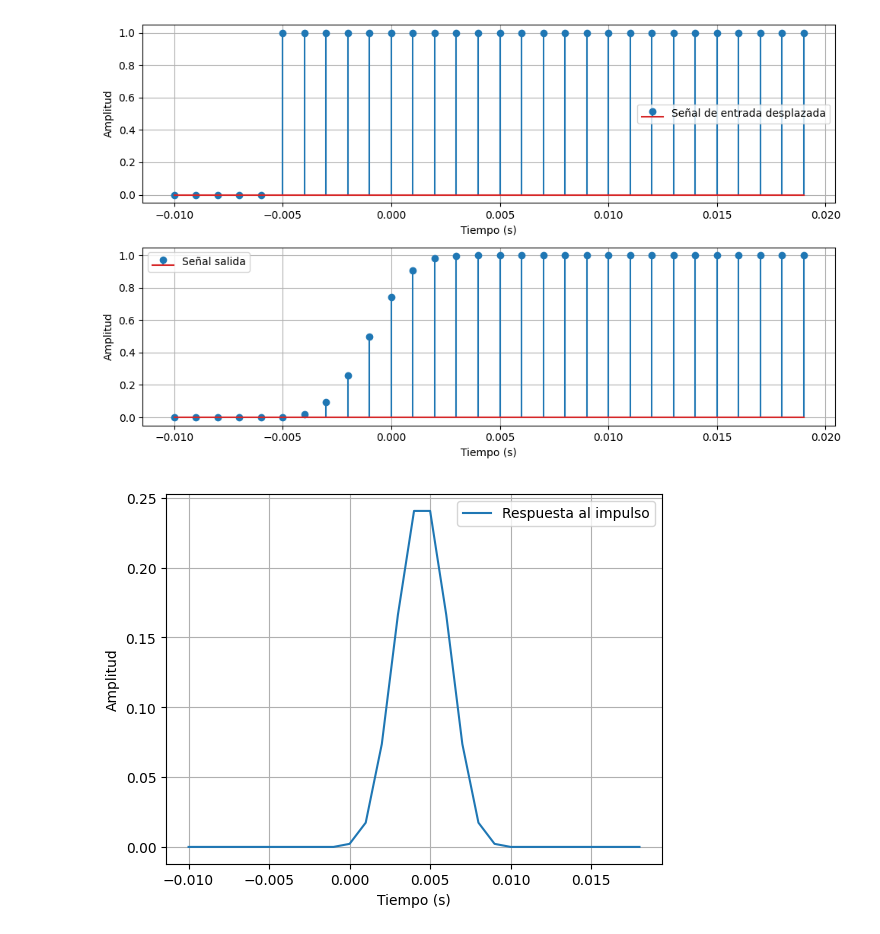
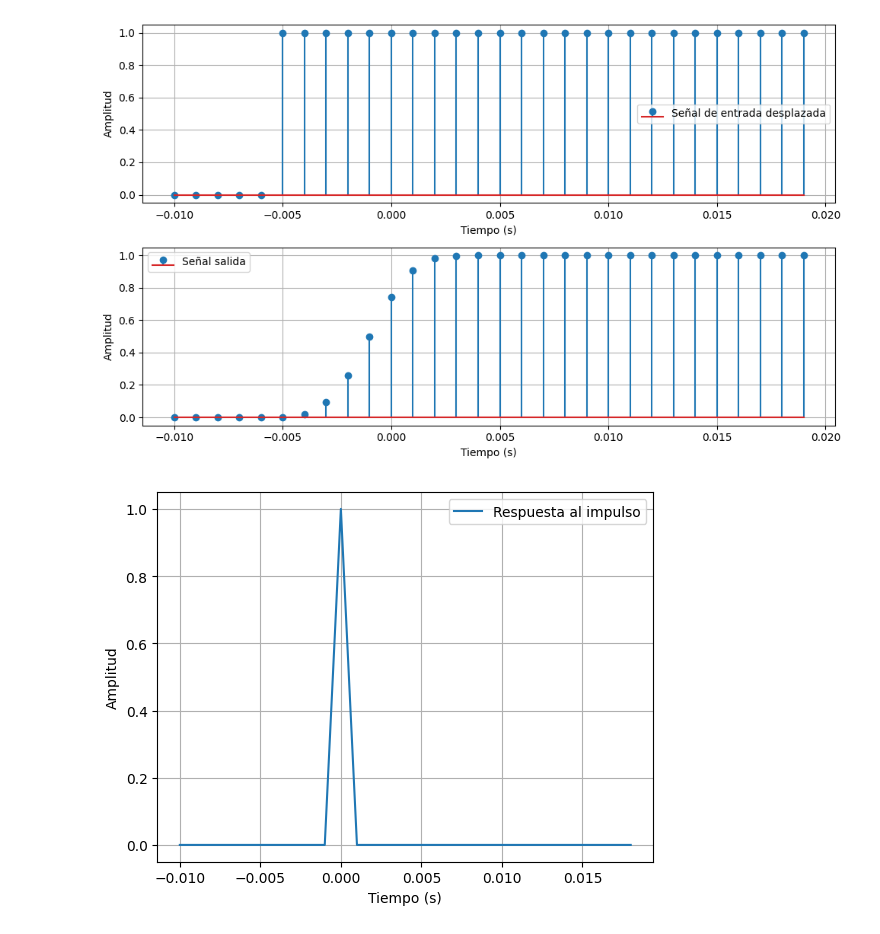
Before and after one commit to Saritah22/se-alessysistemas, a Jupyter notebook: parcial_1.ipynb, the cells around one changed output. Saved outputs shown, nothing was run; the diff lists cells and outputs as text; code cells hidden in the pictures.

```diff
--- a/parcial_1.ipynb
+++ b/parcial_1.ipynb
@@ -190,13 +192,13 @@ my_system = system_.My_System()
 my_system.create_()
 fs = my_system.fs #frecuencia de muestreo
 t = np.arange(-0.01, 0.02, 1/fs)  # Tiempo
-signal_u = np.heaviside(t,1) # función heaviside
-y_u_1 = my_system.predict(signal_u)
+signal_u_one = np.heaviside(t,1) # función heaviside
+y_u = my_system.predict(signal_u_one)
 
 
 # Visualización de las señales
 fig, axs = plt.subplots(2,1)
-axs[0].stem(t, signal_u, label='Señal de entrada')
+axs[0].stem(t, signal_u_one, label='Señal de entrada')
 axs[0].set_xlabel('Tiempo (s)')
 axs[0].set_ylabel('Amplitud')
 axs[0].legend()
@@ -282,16 +284,16 @@ plt.show()
 [figure]
 # %%
 #ya que se verifico es SLIT vamos a determinar su respuesta al impulso
-h_n = np.diff(y_u_1) #encontramos la respuesta al impulso derivando la salida del sistema
+h_n = np.diff(signal_u_one) #encontramos la respuesta al impulso derivando la salida del sistema
 plt.figure()
 
 # Ajustamos el tamaño de t para que coincida con h_n
-t_adjusted = t[:-1]  # Eliminamos el último elemento de t
+t_adjusted = t[:-1]  # eliminamos el último elemento de t - IA
 
 plt.plot(t_adjusted, h_n, label='Respuesta al impulso')
 plt.xlabel('Tiempo (s)')
 plt.ylabel('Amplitud')
 plt.legend()
 plt.grid()
 # %% [output]
-[figure, old version]
+[figure, new version]
```
Also changed, not shown: parts of 12 cells of this notebook.
